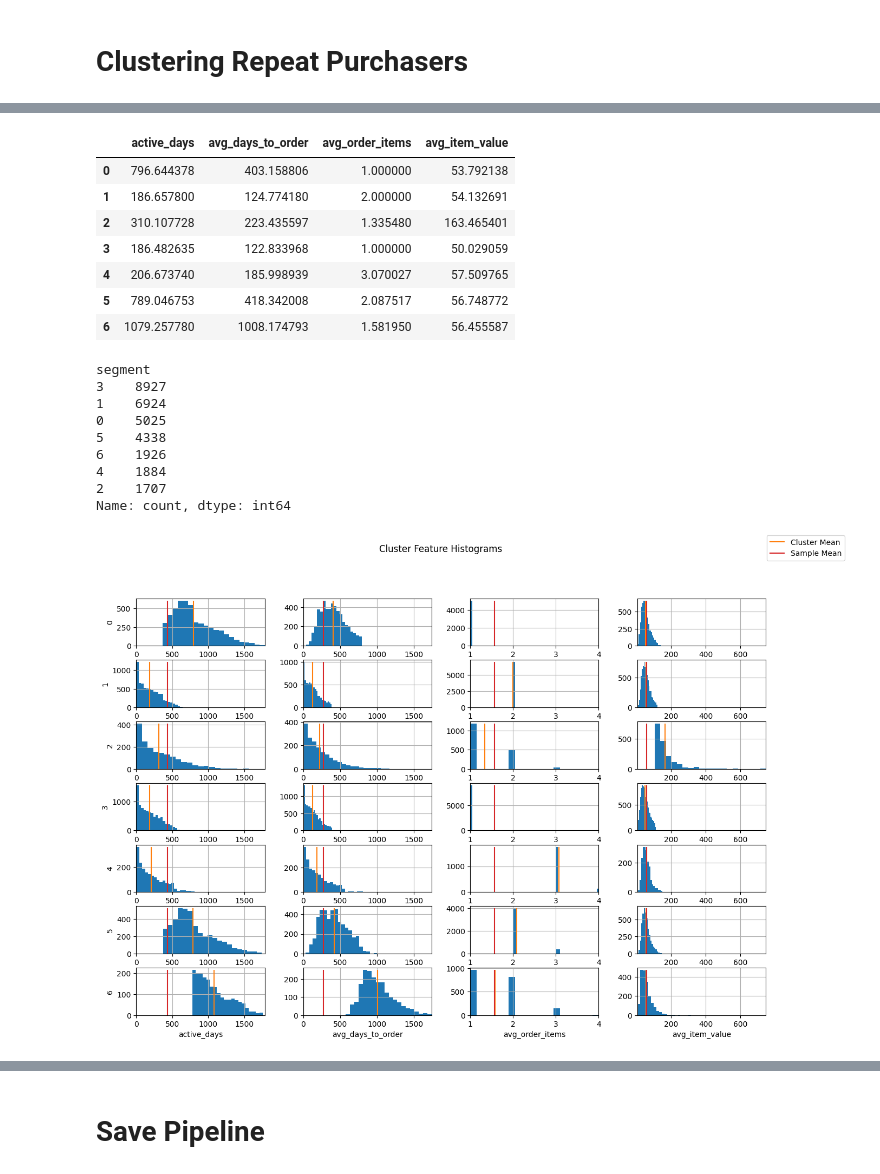
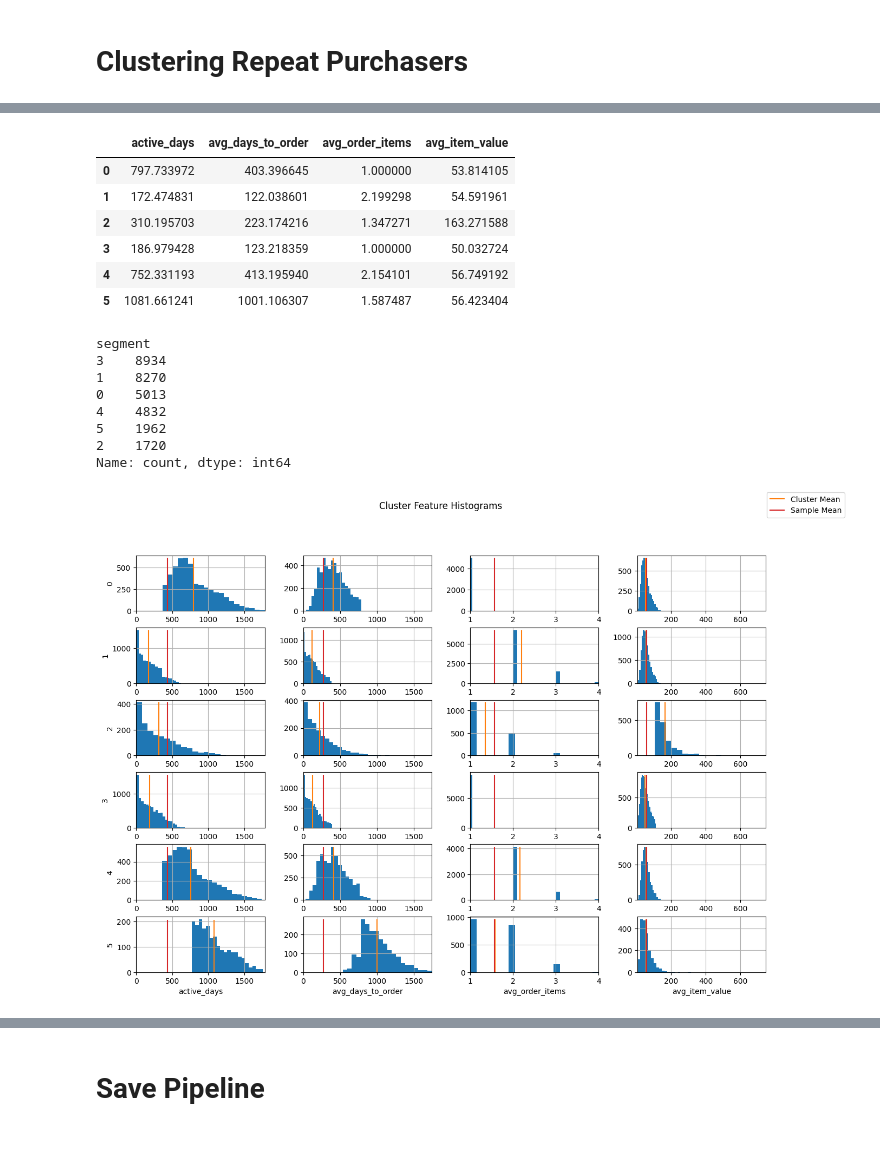
Before and after one commit to egeatmaca/ecommerce_segments, a Jupyter notebook: notebooks/customer_segmentation.ipynb, the cells around one changed output, grey strips where cells are left out. Drawn from its saved outputs; the diff is of its cells as text; code cells hidden in the pictures; blank space fills up the shorter version.

```diff
--- a/notebooks/customer_segmentation.ipynb
+++ b/notebooks/customer_segmentation.ipynb
@@ -129,5 +106,0 @@ def plot_histograms(df, columns=None, width=14, height=7, bins=20):
-# %%
-repeat_purchasers, one_off_customers, inactive_users = split_customers(users_enriched)
-print('Repeat Purchasers:', repeat_purchasers.shape[0],
-      'One-Off Customers', one_off_customers.shape[0],
-      'Inactive Users', inactive_users.shape[0])
@@ -141,3 +110,4 @@ Timestamp('2024-01-21 12:55:19.720387')
 # %%
-rp_lifetime = get_lifetime_cols(repeat_purchasers, now)
+CLUSTERING_FEATURES = ['active_days', 'avg_days_to_order', 'avg_order_items', 'avg_item_value']
+X = repeat_purchasers[CLUSTERING_FEATURES]
 # %%
@@ -240,7 +226,7 @@ X_raw = rp_lifetime[X_cols]
 # %%
 scaler = StandardScaler()
-X = scaler.fit_transform(X_raw)
+X_scaled = scaler.fit_transform(X)
 # %%
-hyperparams = [{'n_clusters': i} for i in range(2, 21)]
-results = search_clustering_hyperparams(KMeans, hyperparams, X, random_state=RANDOM_STATE)
+hyperparams = [{'n_clusters': i} for i in range(2, 11)]
+results = search_clustering_hyperparams(KMeans, hyperparams, X_scaled, random_state=RANDOM_STATE)
 # %% [output]
@@ -284,30 +261,28 @@ rp_lifetime_segments['segment'] = model.labels_
 # %%
 cluster_centers = scaler.inverse_transform(model.cluster_centers_)
-cluster_centers = pd.DataFrame(cluster_centers, columns=X_cols)
+cluster_centers = pd.DataFrame(cluster_centers, columns=CLUSTERING_FEATURES)
 cluster_centers
 # %% [output]
 |  | active_days | avg_days_to_order | avg_order_items | avg_item_value |
-| 0 | 796.644378 | 403.158806 | 1.000000 | 53.792138 |
-| 1 | 186.657800 | 124.774180 | 2.000000 | 54.132691 |
-| 2 | 310.107728 | 223.435597 | 1.335480 | 163.465401 |
-| 3 | 186.482635 | 122.833968 | 1.000000 | 50.029059 |
-| 4 | 206.673740 | 185.998939 | 3.070027 | 57.509765 |
-| 5 | 789.046753 | 418.342008 | 2.087517 | 56.748772 |
-| 6 | 1079.257780 | 1008.174793 | 1.581950 | 56.455587 |
+| 0 | 797.733972 | 403.396645 | 1.000000 | 53.814105 |
+| 1 | 172.474831 | 122.038601 | 2.199298 | 54.591961 |
+| 2 | 310.195703 | 223.174216 | 1.347271 | 163.271588 |
+| 3 | 186.979428 | 123.218359 | 1.000000 | 50.032724 |
+| 4 | 752.331193 | 413.195940 | 2.154101 | 56.749192 |
+| 5 | 1081.661241 | 1001.106307 | 1.587487 | 56.423404 |
 # %%
-rp_lifetime_segments['segment'].value_counts()
+Xy['segment'].value_counts()
 # %% [output]
 segment
-3    8927
-1    6924
-0    5025
-5    4338
-6    1926
-4    1884
-2    1707
+3    8934
+1    8270
+0    5013
+4    4832
+5    1962
+2    1720
 Name: count, dtype: int64
 # %%
-plot_clusters(X_raw, model.labels_)
+plot_clusters(X, model.labels_)
 # %% [output]
-[figure, old version]
+[figure, new version]
 # %%
```
Also changed, not shown: parts of 35 cells of this notebook, 3 other files.
